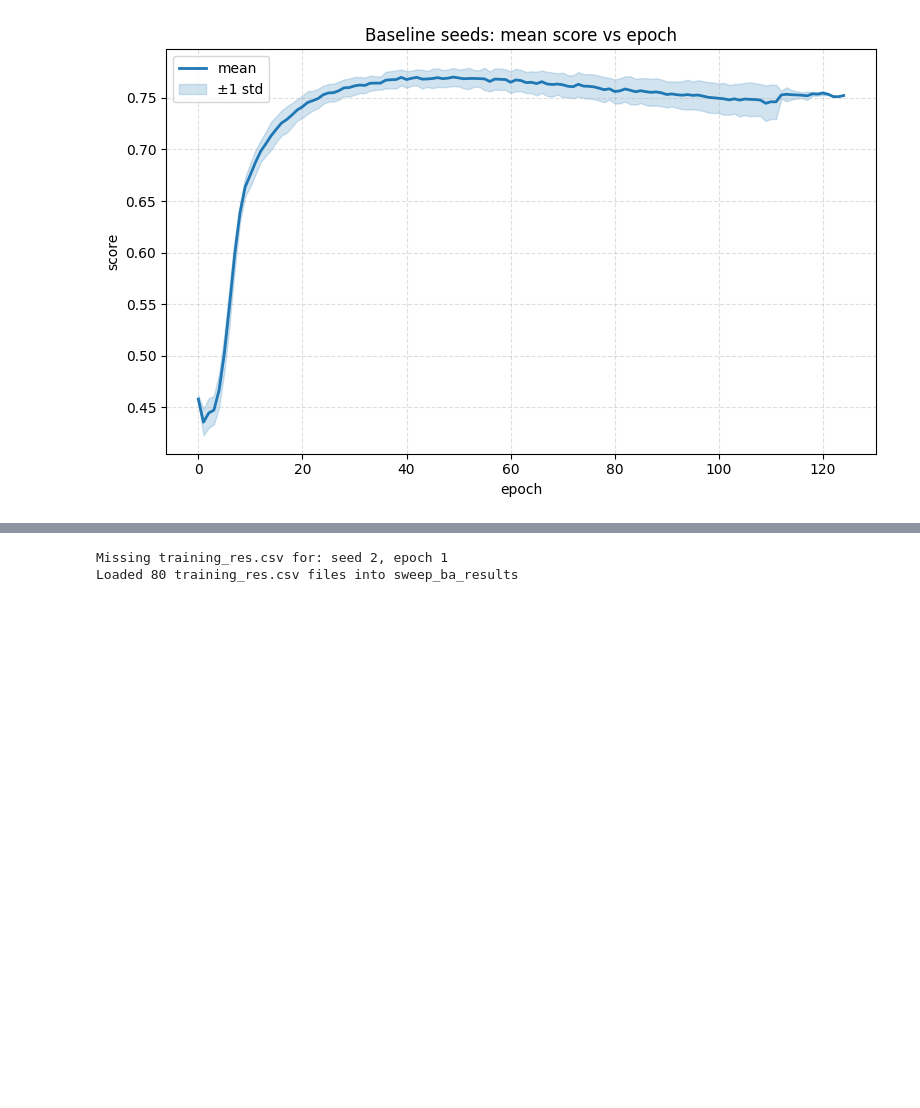
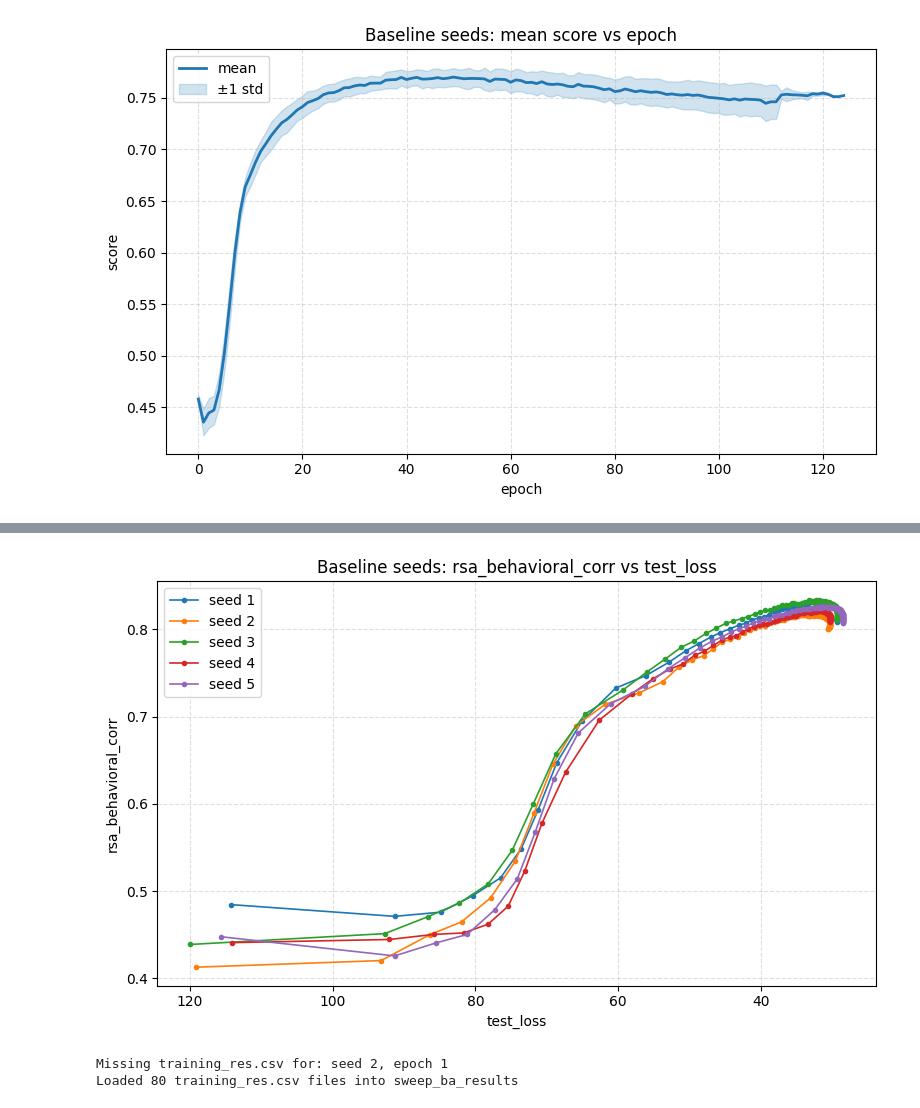
Before and after one commit to marrenj/cvpr_perturbations, a Jupyter notebook: notebooks/figures/all_figures.ipynb, the cells around one changed output, grey strips where cells are left out. Cells and saved outputs as stored; diff of their text form; code cells hidden in the pictures; blank space fills up the shorter version.

```diff
--- a/notebooks/figures/all_figures.ipynb
+++ b/notebooks/figures/all_figures.ipynb
@@ -220,3 +234,58 @@ epoch
+# %%
+# Inspect columns of each baseline seed's training_res.csv
+# Use this to confirm which column holds the validation loss.
+base = Path('/home/wallacelab/teba/multimodal_brain_inspired/marren/temporal_dynamics_of_human_alignment/test')
+
+for seed in range(1, 6):
+    path = base / f'baseline_seed{seed}' / f'vit_l_14_rank32_perturb-type-none_init-seed{seed}behavioral-rsa-True' / 'training_res.csv'
+    if not path.exists():
+        print(f'seed {seed}: file not found ({path})')
+        continue
+    cols = list(pd.read_csv(path, nrows=0).columns)
+    print(f'seed {seed}: {cols}')
+# %%
+# Plot rsa_behavioral_corr vs. validation loss throughout training (per baseline seed)
+# Auto-detect the validation-loss column from common names printed above.
+base = Path('/home/wallacelab/teba/multimodal_brain_inspired/marren/temporal_dynamics_of_human_alignment/test')
+
+val_loss_candidates = ['val_loss', 'validation_loss', 'test_loss', 'eval_loss']
+
+plt.figure(figsize=(8, 5))
+missing = []
+plotted_col = None
+
+for seed in range(1, 6):
+    path = base / f'baseline_seed{seed}' / f'vit_l_14_rank32_perturb-type-none_init-seed{seed}behavioral-rsa-True' / 'training_res.csv'
+    if not path.exists():
+        missing.append(f'seed {seed} (file not found)')
+        continue
+    df = pd.read_csv(path)
+
+    val_col = next((c for c in val_loss_candidates if c in df.columns), None)
+    if val_col is None:
+        missing.append(f'seed {seed} (no validation-loss column; columns={list(df.columns)})')
+        continue
+    if 'rsa_behavioral_corr' not in df.columns:
+        missing.append(f'seed {seed} (no rsa_behavioral_corr column)')
+        continue
+    if plotted_col is None:
+        plotted_col = val_col
+
+    sub = df[[val_col, 'rsa_behavioral_corr', 'epoch']].dropna().sort_values('epoch')
+    plt.plot(sub[val_col], sub['rsa_behavioral_corr'], marker='o', ms=3, lw=1.2, label=f'seed {seed}')
+
+if missing:
+    print('Skipped runs:', '; '.join(missing))
+
+plt.xlabel(plotted_col if plotted_col else 'validation loss')
+plt.ylabel('rsa_behavioral_corr')
+plt.title(f'Baseline seeds: rsa_behavioral_corr vs {plotted_col or "validation loss"}')
+plt.gca().invert_xaxis()  # loss decreases through training; flip so training progresses left->right
+plt.legend()
+plt.grid(True, linestyle='--', alpha=0.4)
+plt.tight_layout()
+# %% [output]
+[figure, added]
 # %%
 base = Path('/home/wallacelab/teba/multimodal_brain_inspired/marren/temporal_dynamics_of_human_alignment/test')
 
```
Also changed, not shown: parts of 2 cells of this notebook, 3 other files.
